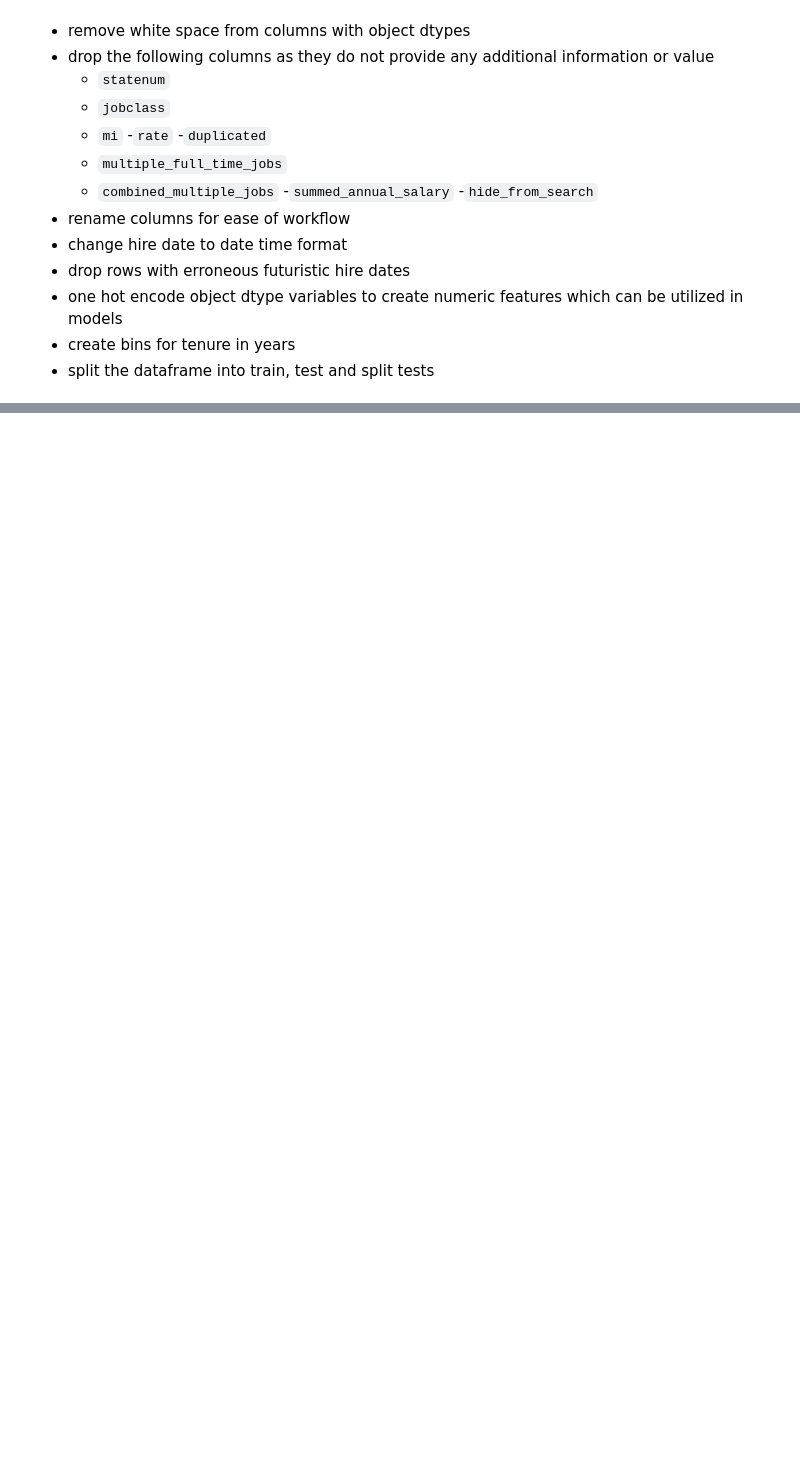
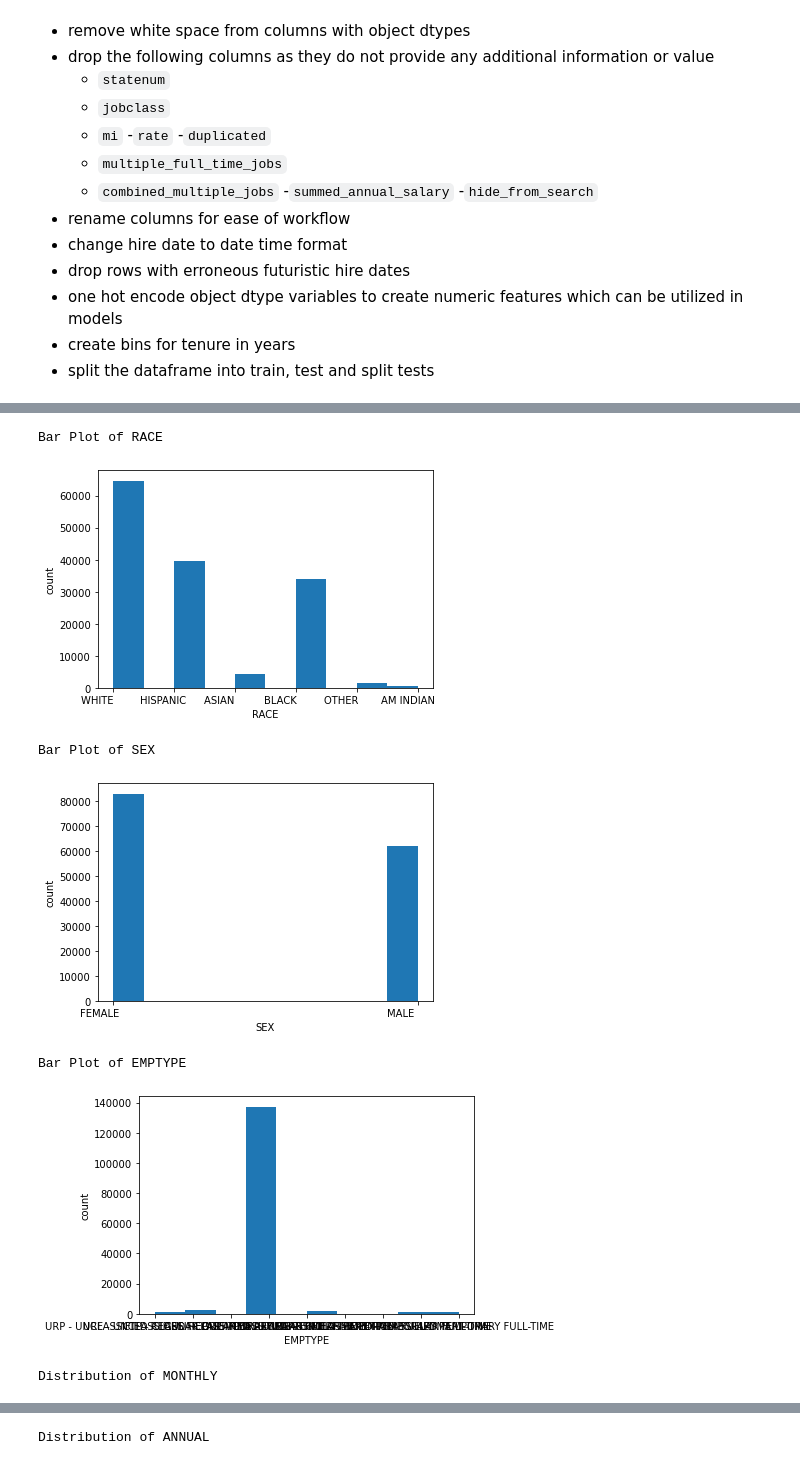
Before and after one commit to Texas-Government-Employee-Salaries/Predicting-Salaries, a Jupyter notebook: final_notebook.ipynb, the cells around one changed output, grey strips where cells are left out. Cells and saved outputs as stored; diff of their text form; code cells hidden in the pictures; blank space fills up the shorter version.

```diff
--- a/final_notebook.ipynb
+++ b/final_notebook.ipynb
@@ -168,0 +224,13 @@ The explore_univariate function from our explore script is used to create bar pl
+# %%
+cat_vars = ['RACE', 'SEX', 'EMPTYPE']
+quant_vars = ['MONTHLY','ANNUAL']
+# %%
+ex.explore_univariate(df, cat_vars, quant_vars)
+# %% [output]
+Bar Plot of RACE
+[figure, added]
+Bar Plot of SEX
+[figure, added]
+Bar Plot of EMPTYPE
+[figure, added]
+Distribution of MONTHLY
@@ -168,0 +239 @@ The explore_univariate function from our explore script is used to create bar pl
+Distribution of ANNUAL
```
Also changed, not shown: parts of 18 cells of this notebook.
